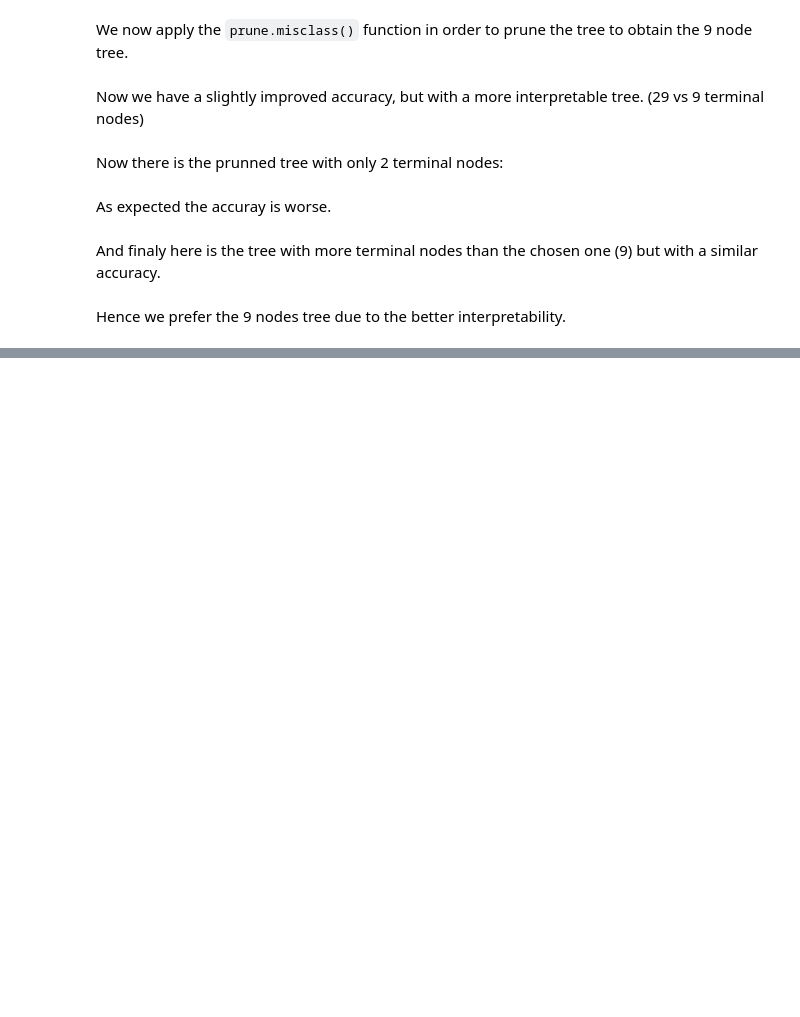
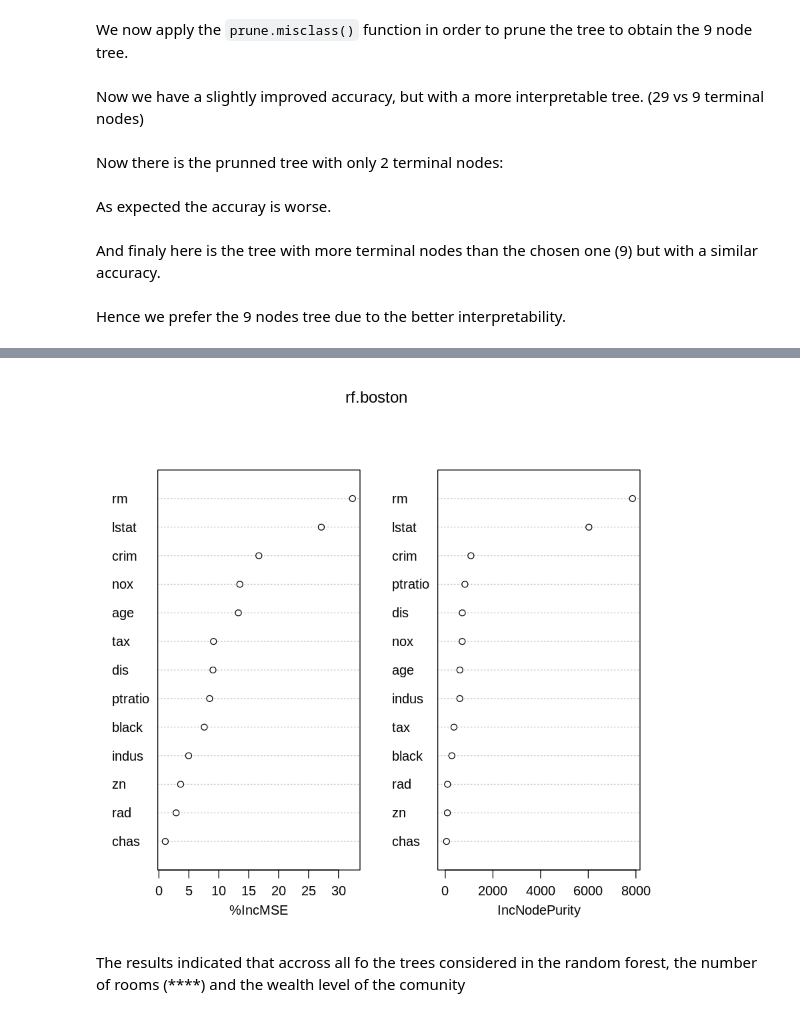
Before and after one commit to VicenteYago/Intro2StatLearning, a Jupyter notebook: ch8-TreeBasedMethods/ch8-Trees-lab.ipynb, the cells around one changed output, grey strips where cells are left out. Cells and saved outputs as stored; diff of their text form; code cells hidden in the pictures; blank space fills up the shorter version.

```diff
--- a/ch8-TreeBasedMethods/ch8-Trees-lab.ipynb
+++ b/ch8-TreeBasedMethods/ch8-Trees-lab.ipynb
@@ -216,0 +254,6 @@ abline(0,1)
+# %%
+set.seed(1)
+rf.boston = randomForest(medv ~ ., data = Boston, subset = train,
+                         mtry = 6, importance = T)
+yhat.rf = predict(rf.boston, newdata = Boston[-train,])
+mean((yhat.rf - boston.test)^2)  %>% round(3)
@@ -216,0 +287,6 @@ abline(0,1)
+# %%
+varImpPlot(rf.boston)
+# %% [output]
+[figure, added]
+# %% [markdown]
+The results indicated that accross all fo the trees considered in the random forest, the number of rooms (****) and the wealth level of the comunity
```
Also changed, not shown: parts of 45 cells of this notebook.
